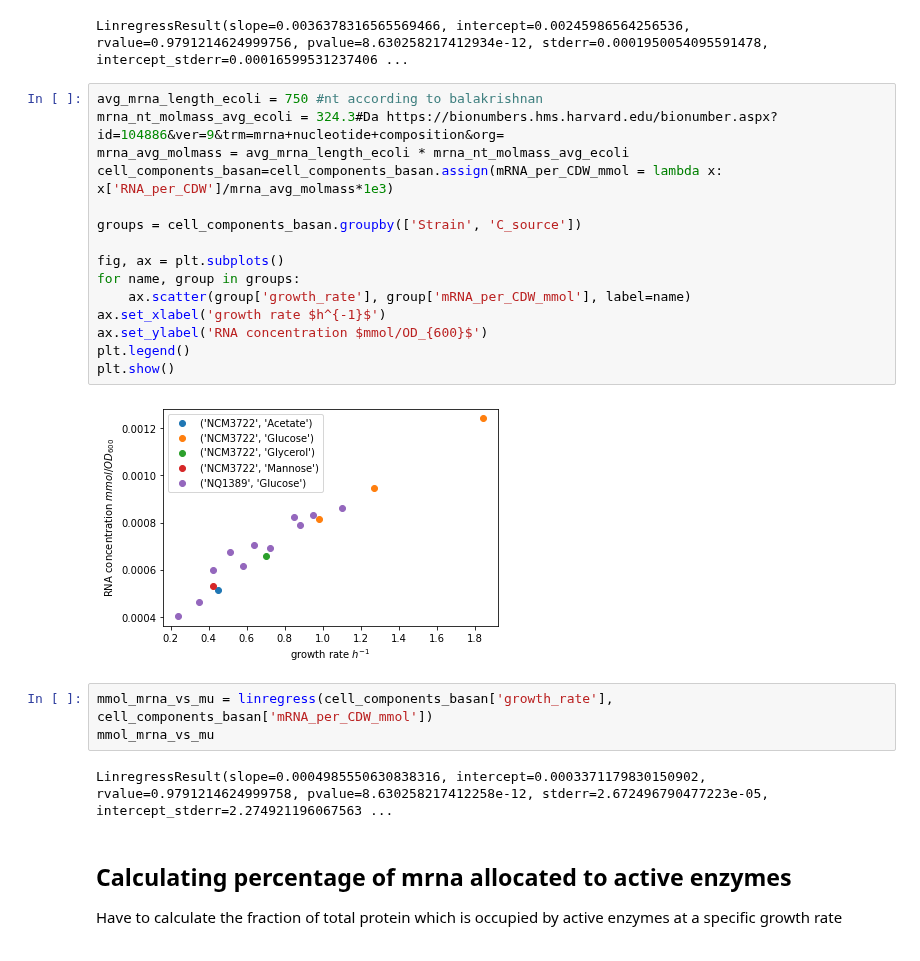
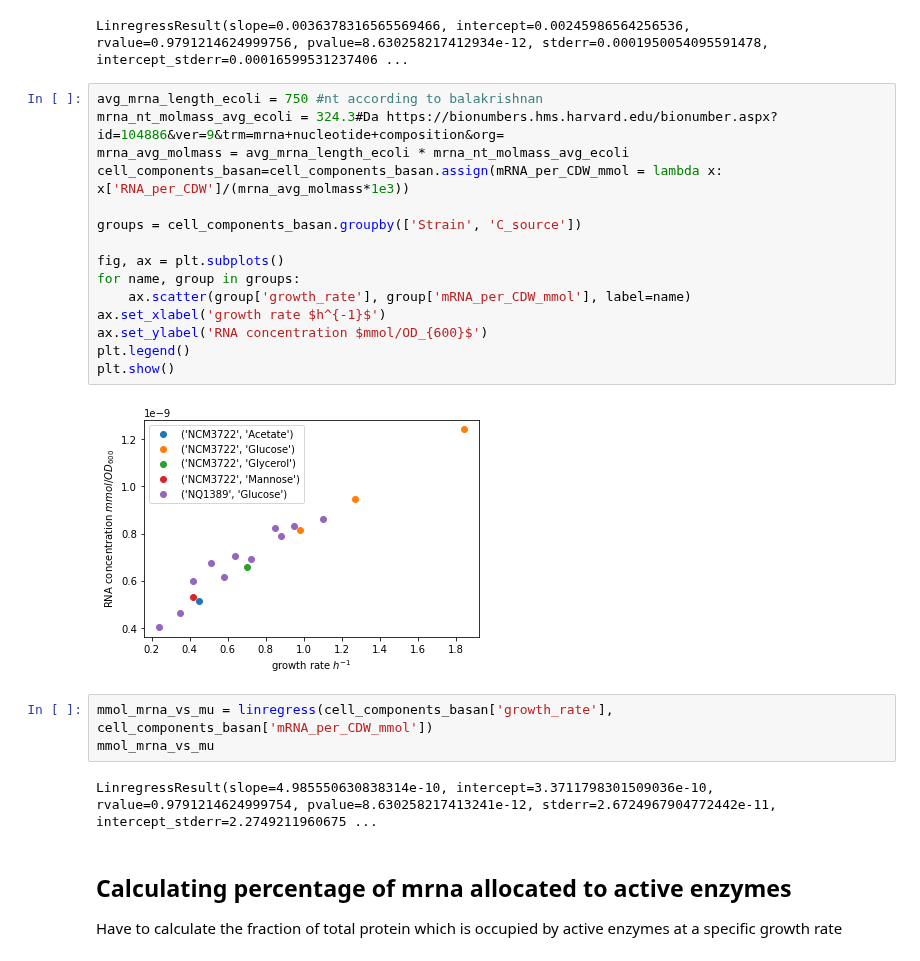
Before and after one commit to iAMB-RWTH-Aachen/PAModelpy, a Jupyter notebook: Scripts/Translation_parameters_estimation.ipynb, the cells around one changed output. Cells and saved outputs as stored; diff of their text form.

```diff
--- a/Scripts/Translation_parameters_estimation.ipynb
+++ b/Scripts/Translation_parameters_estimation.ipynb
@@ -137,25 +139,25 @@ LinregressResult(slope=0.0036378316565569466, intercept=0.00245986564256536, rva
 # %%
 avg_mrna_length_ecoli = 750 #nt according to balakrishnan
 mrna_nt_molmass_avg_ecoli = 324.3#Da https://bionumbers.hms.harvard.edu/bionumber.aspx?id=104886&ver=9&trm=mrna+nucleotide+composition&org=
 mrna_avg_molmass = avg_mrna_length_ecoli * mrna_nt_molmass_avg_ecoli
-cell_components_basan=cell_components_basan.assign(mRNA_per_CDW_mmol = lambda x: x['RNA_per_CDW']/mrna_avg_molmass*1e3)
+cell_components_basan=cell_components_basan.assign(mRNA_per_CDW_mmol = lambda x: x['RNA_per_CDW']/(mrna_avg_molmass*1e3))
 
 groups = cell_components_basan.groupby(['Strain', 'C_source'])
 
 fig, ax = plt.subplots()
 for name, group in groups:
     ax.scatter(group['growth_rate'], group['mRNA_per_CDW_mmol'], label=name)
 ax.set_xlabel('growth rate $h^{-1}$')
 ax.set_ylabel('RNA concentration $mmol/OD_{600}$')
 plt.legend()
 plt.show()
 # %% [output]
-[figure, old version]
+[figure, new version]
 # %%
 mmol_mrna_vs_mu = linregress(cell_components_basan['growth_rate'], cell_components_basan['mRNA_per_CDW_mmol'])
 mmol_mrna_vs_mu
 # %% [output]
-LinregressResult(slope=0.0004985550630838316, intercept=0.0003371179830150902, rvalue=0.9791214624999758, pvalue=8.630258217412258e-12, stderr=2.672496790477223e-05, intercept_stderr=2.274921196067563 ...
+LinregressResult(slope=4.985550630838314e-10, intercept=3.3711798301509036e-10, rvalue=0.9791214624999754, pvalue=8.630258217413241e-12, stderr=2.6724967904772442e-11, intercept_stderr=2.2749211960675 ...
 # %% [markdown]
 ## Calculating percentage of mrna allocated to active enzymes
 Have to calculate the fraction of total protein which is occupied by active enzymes at a specific growth rate
```
Also changed, not shown: parts of 7 cells of this notebook, 15 other files.
